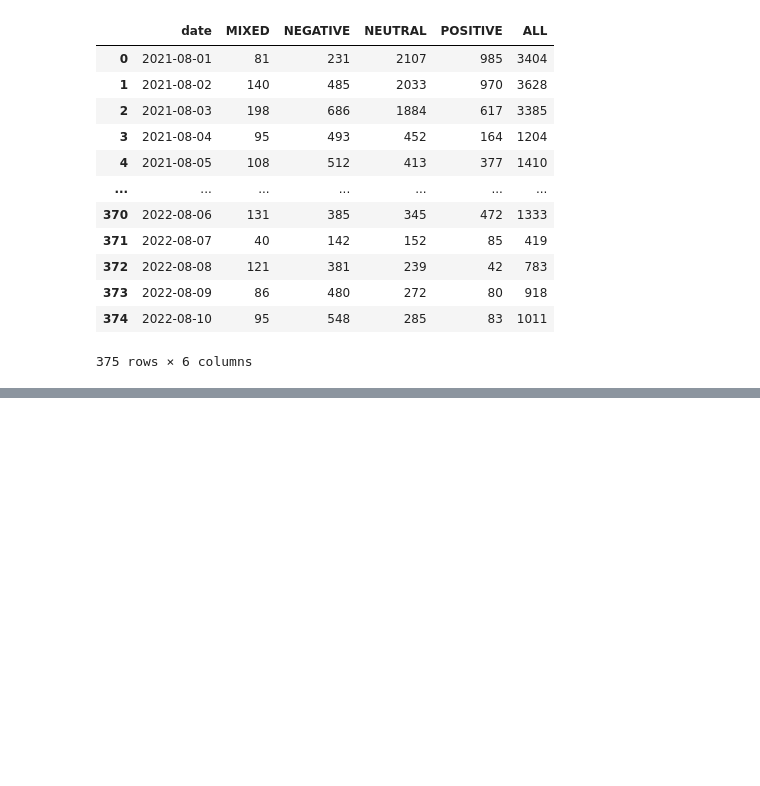
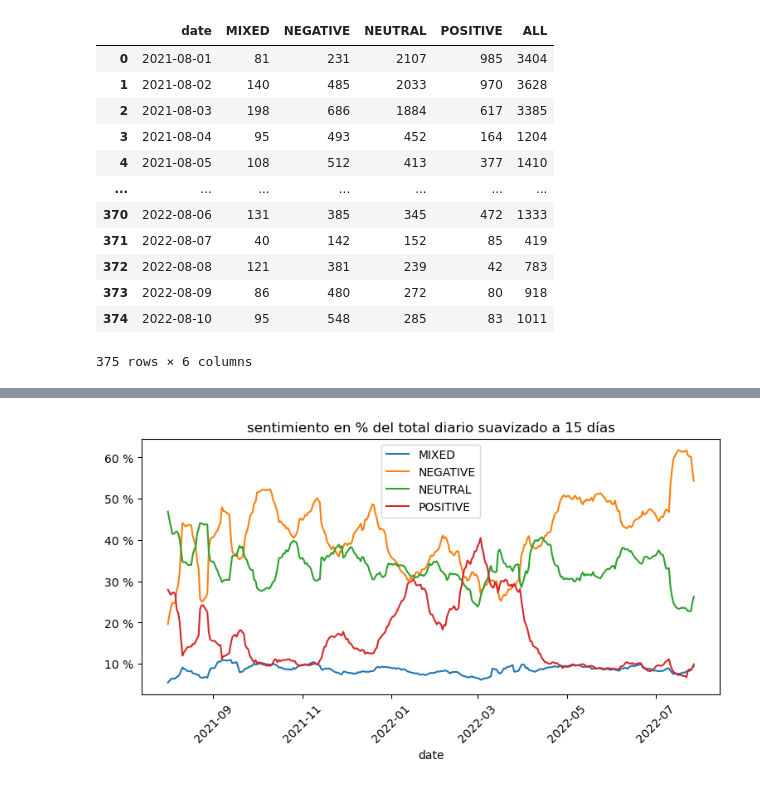
Before and after one commit to a01634928/tarea_entrevista_aa, a Jupyter notebook: graficas/src/main.ipynb, the cells around one changed output, grey strips where cells are left out. Cells and saved outputs as stored; diff of their text form; code cells hidden in the pictures; blank space fills up the shorter version.

```diff
--- a/graficas/src/main.ipynb
+++ b/graficas/src/main.ipynb
@@ -56,0 +79,14 @@ df_out
+# %%
+def moving_average(x, w):
+    return np.convolve(x, np.ones(w), 'valid') / w
+
+
+df_pm = df.copy()
+df_pm.drop(df_pm.index[0:14], inplace=True)
+for i in column_names:
+    data = np.array(df[i])
+    data = moving_average(data,15)
+    df_pm[i+'_p'] = data
+    df_pm[i+'_e'] = df_pm[i] - df_pm[i+'_p']
+    df_pm[i+'_e2'] = df_pm[i+'_e']**2
+df_pm
@@ -56,0 +170,11 @@ df_out
+# %%
+#Se crea un nuevo df con los datos en porcentajes respecto al total
+df_pred = df_pm[['date','MIXED_p', 'NEGATIVE_p', 'NEUTRAL_p', 'POSITIVE_p']].copy()
+column_names = ['MIXED_p', 'NEGATIVE_p', 'NEUTRAL_p', 'POSITIVE_p']
+df_pred['ALL']= df_pred[column_names].sum(axis=1)
+df_pred['MIXED'] = (df_pred['MIXED_p'] / df_pred['ALL'])*100
+df_pred['NEGATIVE'] = (df_pred['NEGATIVE_p'] / df_pred['ALL'])*100
+df_pred['NEUTRAL'] = (df_pred['NEUTRAL_p'] / df_pred['ALL'])*100
+df_pred['POSITIVE'] = (df_pred['POSITIVE_p'] / df_pred['ALL'])*100
+df_pred = df_pred.drop(['MIXED_p', 'NEGATIVE_p', 'NEUTRAL_p', 'POSITIVE_p'], axis=1)
+df_pred
@@ -56,0 +195,18 @@ df_out
+# %%
+#Gráficar datos
+rcParams['figure.figsize'] = 9, 4
+fig = df_pred.plot(x='date', y=['MIXED', 'NEGATIVE', 'NEUTRAL', 'POSITIVE'])
+x1 = [df_pred[df_pred.date=='2021-09-01'].first_valid_index(),
+    df_pred[df_pred.date=='2021-11-01'].first_valid_index(),
+    df_pred[df_pred.date=='2022-01-01'].first_valid_index(),
+    df_pred[df_pred.date=='2022-03-01'].first_valid_index(),
+    df_pred[df_pred.date=='2022-05-01'].first_valid_index(),
+    df_pred[df_pred.date=='2022-07-01'].first_valid_index()]
+label = ['2021-09','2021-11','2022-01', '2022-03','2022-05','2022-07']
+fig.set_xticks(x1)
+fig.set_xticklabels(label, minor=False, rotation=45)
+plt.title('sentimiento en '+"%"+' del total diario suavizado a 15 días')
+plt.gca().yaxis.set_major_formatter(FormatStrFormatter('%d %%'))
+plt.show()
+# %% [output]
+[figure, added]
```
Also changed, not shown: parts of 11 cells of this notebook.
